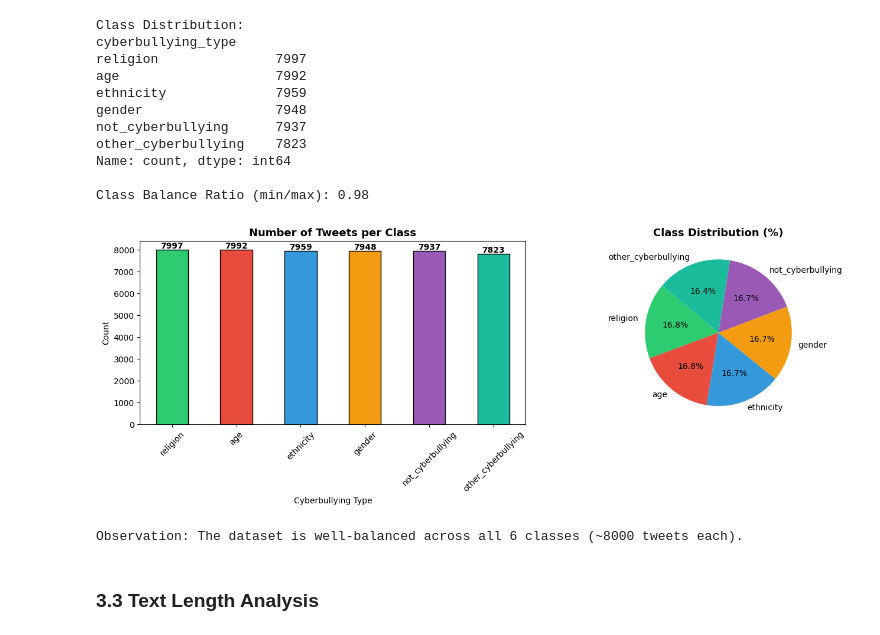
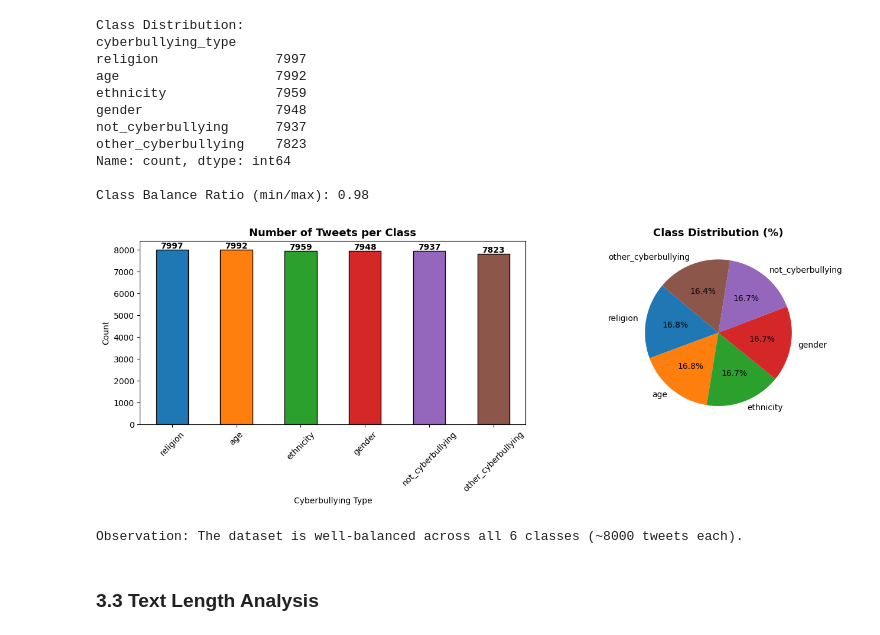
Before and after one commit to Hardtophead/NLP_ASSIGNMENT_TP139069_TP131138, a Jupyter notebook: Text_Classification.ipynb, the cells around one changed output. Saved outputs shown, nothing was run; the diff lists cells and outputs as text; code cells hidden in the pictures.

```diff
--- a/Text_Classification.ipynb
+++ b/Text_Classification.ipynb
@@ -139,30 +141,32 @@ Class Balance Ratio (min/max): 0.98
 # %%
 # Visualize class distribution
 fig, axes = plt.subplots(1, 2, figsize=(14, 5))
 
+# Use a color palette instead of hardcoded colors
+colors = sns.color_palette('tab10', n_colors=len(class_counts))
+
 # Bar chart
-colors = ['#2ecc71', '#e74c3c', '#3498db', '#f39c12', '#9b59b6', '#1abc9c']
 class_counts.plot(kind='bar', ax=axes[0], color=colors, edgecolor='black')
 axes[0].set_title('Number of Tweets per Class', fontsize=13, fontweight='bold')
 axes[0].set_xlabel('Cyberbullying Type')
 axes[0].set_ylabel('Count')
 axes[0].tick_params(axis='x', rotation=45)
 
 # Add count labels on bars
 for i, v in enumerate(class_counts.values):
     axes[0].text(i, v + 50, str(v), ha='center', fontweight='bold', fontsize=10)
 
 # Pie chart
 axes[1].pie(class_counts.values, labels=class_counts.index, autopct='%1.1f%%',
             colors=colors, startangle=140)
 axes[1].set_title('Class Distribution (%)', fontsize=13, fontweight='bold')
 
 plt.tight_layout()
 plt.show()
 
 print('Observation: The dataset is well-balanced across all 6 classes (~8000 tweets each).')
 # %% [output]
-[figure, old version]
+[figure, new version]
 Observation: The dataset is well-balanced across all 6 classes (~8000 tweets each).
 # %% [markdown]
 ### 3.3 Text Length Analysis
```
Also changed, not shown: parts of 13 cells of this notebook, 4 other files.
